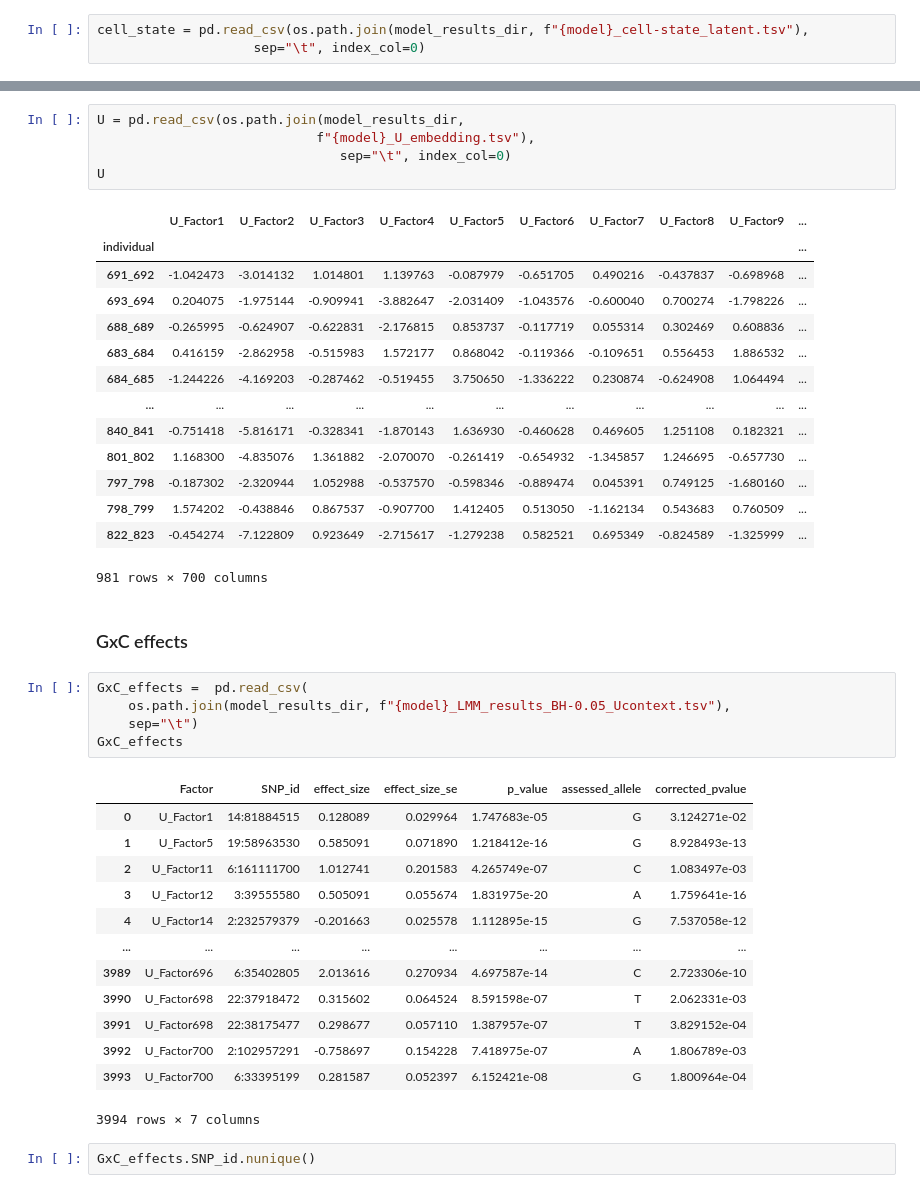
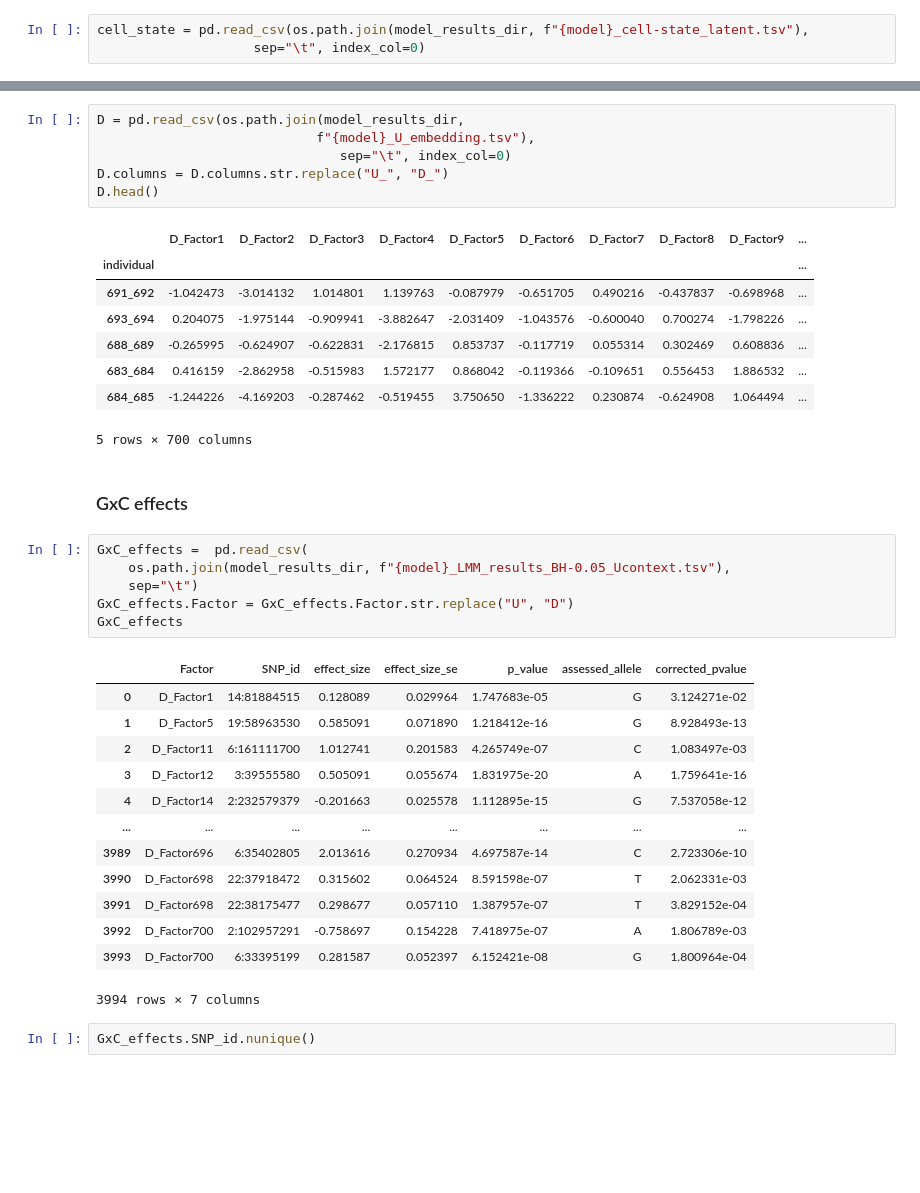
Before and after one commit to danaivagiaki/LIVI_analyses, a Jupyter notebook: OneK1K/Paper_Main_Figures/LIVI_paper_Fig2_SNP-testing-benchmark.ipynb, the cells around one changed output, grey strips where cells are left out. Saved outputs shown, nothing was run; the diff lists cells and outputs as text; blank space fills up the shorter version.

```diff
--- a/OneK1K/Paper_Main_Figures/LIVI_paper_Fig2_SNP-testing-benchmark.ipynb
+++ b/OneK1K/Paper_Main_Figures/LIVI_paper_Fig2_SNP-testing-benchmark.ipynb
@@ -210,45 +211,41 @@ assignment_matrix
 | Cell-state_Factor15 | 1.692873e-06 | 1.047747e-07 | 0.000148 | 9.999999e-01 | 1.130745e-01 | 2.631671e-07 | 1.806480e-06 | 0.999991 | 9.937556e-02 | ... |
 15 rows × 700 columns
 # %%
-U = pd.read_csv(os.path.join(model_results_dir,
+D = pd.read_csv(os.path.join(model_results_dir,
                             f"{model}_U_embedding.tsv"),
                                sep="\t", index_col=0)
-U
+D.columns = D.columns.str.replace("U_", "D_")
+D.head()
 # %% [output]
-|  | U_Factor1 | U_Factor2 | U_Factor3 | U_Factor4 | U_Factor5 | U_Factor6 | U_Factor7 | U_Factor8 | U_Factor9 | ... |
+|  | D_Factor1 | D_Factor2 | D_Factor3 | D_Factor4 | D_Factor5 | D_Factor6 | D_Factor7 | D_Factor8 | D_Factor9 | ... |
 | individual |  |  |  |  |  |  |  |  |  | ... |
 | 691_692 | -1.042473 | -3.014132 | 1.014801 | 1.139763 | -0.087979 | -0.651705 | 0.490216 | -0.437837 | -0.698968 | ... |
 | 693_694 | 0.204075 | -1.975144 | -0.909941 | -3.882647 | -2.031409 | -1.043576 | -0.600040 | 0.700274 | -1.798226 | ... |
 | 688_689 | -0.265995 | -0.624907 | -0.622831 | -2.176815 | 0.853737 | -0.117719 | 0.055314 | 0.302469 | 0.608836 | ... |
 | 683_684 | 0.416159 | -2.862958 | -0.515983 | 1.572177 | 0.868042 | -0.119366 | -0.109651 | 0.556453 | 1.886532 | ... |
 | 684_685 | -1.244226 | -4.169203 | -0.287462 | -0.519455 | 3.750650 | -1.336222 | 0.230874 | -0.624908 | 1.064494 | ... |
-| ... | ... | ... | ... | ... | ... | ... | ... | ... | ... | ... |
-| 840_841 | -0.751418 | -5.816171 | -0.328341 | -1.870143 | 1.636930 | -0.460628 | 0.469605 | 1.251108 | 0.182321 | ... |
-| 801_802 | 1.168300 | -4.835076 | 1.361882 | -2.070070 | -0.261419 | -0.654932 | -1.345857 | 1.246695 | -0.657730 | ... |
-| 797_798 | -0.187302 | -2.320944 | 1.052988 | -0.537570 | -0.598346 | -0.889474 | 0.045391 | 0.749125 | -1.680160 | ... |
-| 798_799 | 1.574202 | -0.438846 | 0.867537 | -0.907700 | 1.412405 | 0.513050 | -1.162134 | 0.543683 | 0.760509 | ... |
-| 822_823 | -0.454274 | -7.122809 | 0.923649 | -2.715617 | -1.279238 | 0.582521 | 0.695349 | -0.824589 | -1.325999 | ... |
-981 rows × 700 columns
+5 rows × 700 columns
 # %% [markdown]
 ### GxC effects
 # %%
 GxC_effects =  pd.read_csv(
     os.path.join(model_results_dir, f"{model}_LMM_results_BH-0.05_Ucontext.tsv"),
     sep="\t")
+GxC_effects.Factor = GxC_effects.Factor.str.replace("U", "D")
 GxC_effects
 # %% [output]
 |  | Factor | SNP_id | effect_size | effect_size_se | p_value | assessed_allele | corrected_pvalue |
-| 0 | U_Factor1 | 14:81884515 | 0.128089 | 0.029964 | 1.747683e-05 | G | 3.124271e-02 |
-| 1 | U_Factor5 | 19:58963530 | 0.585091 | 0.071890 | 1.218412e-16 | G | 8.928493e-13 |
-| 2 | U_Factor11 | 6:161111700 | 1.012741 | 0.201583 | 4.265749e-07 | C | 1.083497e-03 |
-| 3 | U_Factor12 | 3:39555580 | 0.505091 | 0.055674 | 1.831975e-20 | A | 1.759641e-16 |
-| 4 | U_Factor14 | 2:232579379 | -0.201663 | 0.025578 | 1.112895e-15 | G | 7.537058e-12 |
+| 0 | D_Factor1 | 14:81884515 | 0.128089 | 0.029964 | 1.747683e-05 | G | 3.124271e-02 |
+| 1 | D_Factor5 | 19:58963530 | 0.585091 | 0.071890 | 1.218412e-16 | G | 8.928493e-13 |
+| 2 | D_Factor11 | 6:161111700 | 1.012741 | 0.201583 | 4.265749e-07 | C | 1.083497e-03 |
+| 3 | D_Factor12 | 3:39555580 | 0.505091 | 0.055674 | 1.831975e-20 | A | 1.759641e-16 |
+| 4 | D_Factor14 | 2:232579379 | -0.201663 | 0.025578 | 1.112895e-15 | G | 7.537058e-12 |
 | ... | ... | ... | ... | ... | ... | ... | ... |
-| 3989 | U_Factor696 | 6:35402805 | 2.013616 | 0.270934 | 4.697587e-14 | C | 2.723306e-10 |
-| 3990 | U_Factor698 | 22:37918472 | 0.315602 | 0.064524 | 8.591598e-07 | T | 2.062331e-03 |
-| 3991 | U_Factor698 | 22:38175477 | 0.298677 | 0.057110 | 1.387957e-07 | T | 3.829152e-04 |
-| 3992 | U_Factor700 | 2:102957291 | -0.758697 | 0.154228 | 7.418975e-07 | A | 1.806789e-03 |
-| 3993 | U_Factor700 | 6:33395199 | 0.281587 | 0.052397 | 6.152421e-08 | G | 1.800964e-04 |
+| 3989 | D_Factor696 | 6:35402805 | 2.013616 | 0.270934 | 4.697587e-14 | C | 2.723306e-10 |
+| 3990 | D_Factor698 | 22:37918472 | 0.315602 | 0.064524 | 8.591598e-07 | T | 2.062331e-03 |
+| 3991 | D_Factor698 | 22:38175477 | 0.298677 | 0.057110 | 1.387957e-07 | T | 3.829152e-04 |
+| 3992 | D_Factor700 | 2:102957291 | -0.758697 | 0.154228 | 7.418975e-07 | A | 1.806789e-03 |
+| 3993 | D_Factor700 | 6:33395199 | 0.281587 | 0.052397 | 6.152421e-08 | G | 1.800964e-04 |
 3994 rows × 7 columns
 # %%
 GxC_effects.SNP_id.nunique()
```
Also changed, not shown: parts of 40 cells of this notebook.
